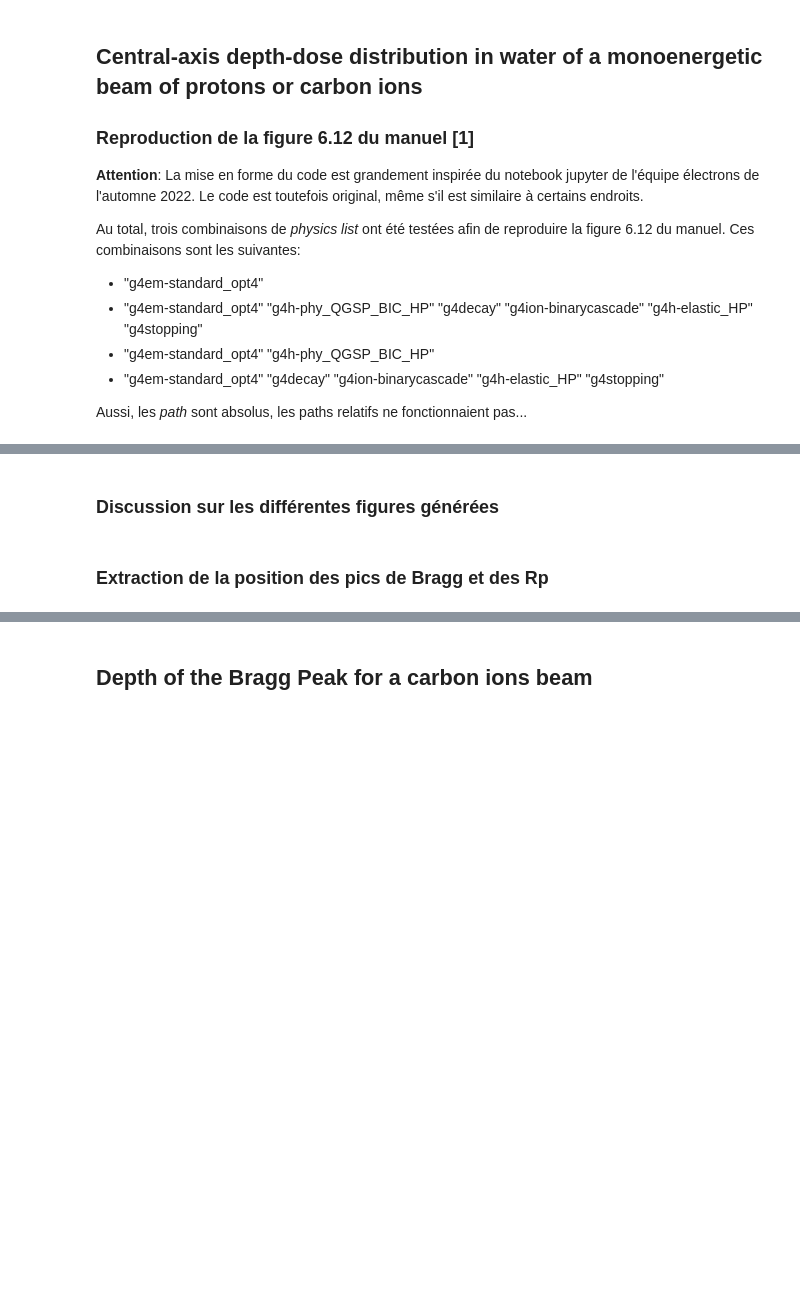
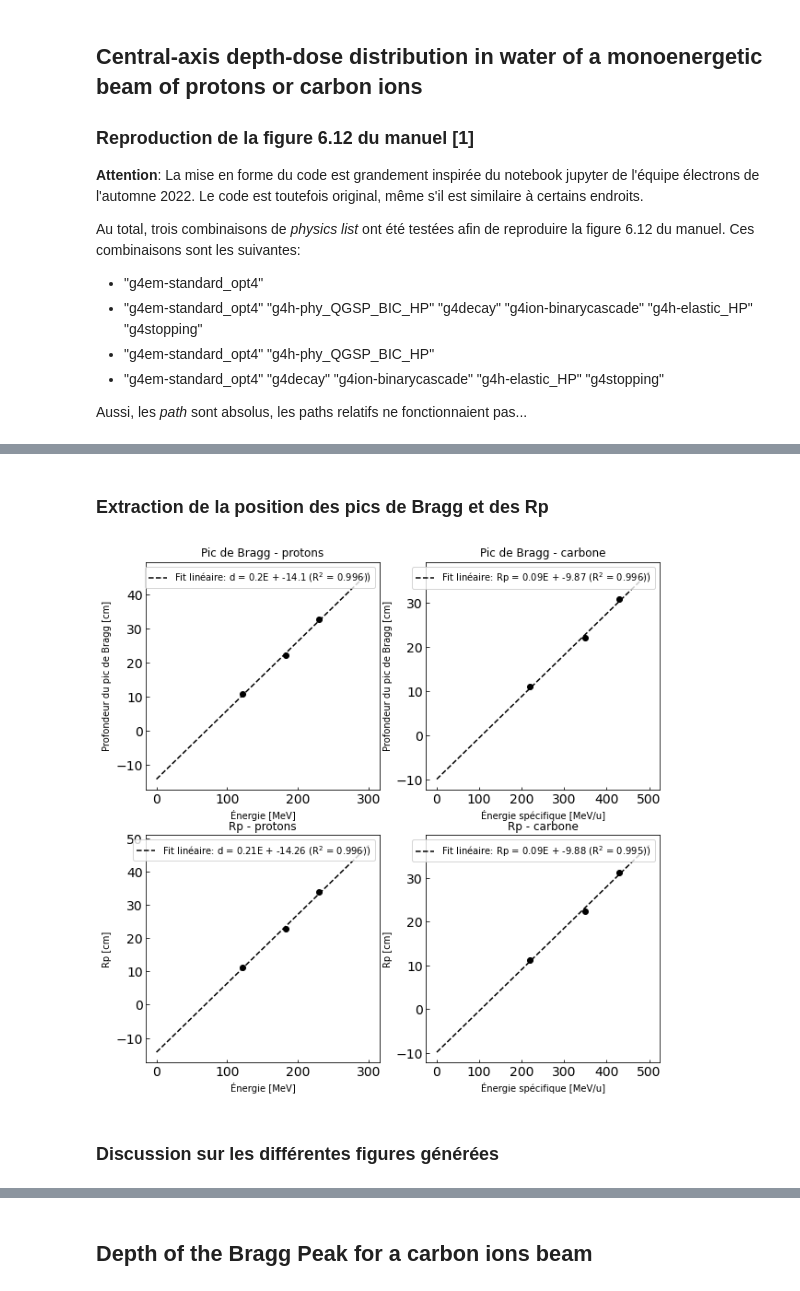
Before and after one commit to GAGER41/Topas_project, a Jupyter notebook: Devoir_topas_protons_2023.ipynb, the cells around one changed output, grey strips where cells are left out. Drawn from its saved outputs; the diff is of its cells as text; code cells hidden in the pictures; blank space fills up the shorter version.

Commit message:
clean figures, starting discussion

```diff
--- a/Devoir_topas_protons_2023.ipynb
+++ b/Devoir_topas_protons_2023.ipynb
@@ -476,5 +476,71 @@ Ion de carbone de  430 MeV/u - Erreur relative suffisante atteinte!
 [figure]
+# %% [markdown]
+### Extraction de la position des pics de Bragg et des Rp
+# %%
+# Régressions linéaires
+lin_energy_p = np.linspace(0, 300, 300)
+lin_energy_c = np.linspace(0, 500, 500)
+
+popt00, pcov00 = curve_fit(droite, energies_p, braggpeak_p)
+popt10, pcov10 = curve_fit(droite, energies_p, Rp_p)
+popt01, pcov01 = curve_fit(droite, energies_c, braggpeak_c)
+popt11, pcov11 = curve_fit(droite, energies_c, Rp_c)
+
+# R^2
+residuals00 = braggpeak_p- droite(energies_p, *popt00)
+ss_res00 = np.sum(residuals00**2)
+ss_tot00 = np.sum((braggpeak_p-np.mean(braggpeak_p))**2)
+r_squared00 = 1 - (ss_res00 / ss_tot00)
+
+residuals10 = Rp_p- droite(energies_p, *popt10)
+ss_res10 = np.sum(residuals10**2)
+ss_tot10 = np.sum((Rp_p-np.mean(Rp_p))**2)
+r_squared10 = 1 - (ss_res10 / ss_tot10)
+
+residuals01 = braggpeak_c- droite(energies_c, *popt01)
+ss_res01 = np.sum(residuals01**2)
+ss_tot01 = np.sum((braggpeak_c-np.mean(braggpeak_c))**2)
+r_squared01 = 1 - (ss_res01 / ss_tot01)
+
+residuals11 = Rp_c- droite(energies_c, *popt11)
+ss_res11 = np.sum(residuals11**2)
+ss_tot11 = np.sum((Rp_c-np.mean(Rp_c))**2)
+r_squared11 = 1 - (ss_res11 / ss_tot11)
+
+
+### Figure
+fig, axs = plt.subplots(2, 2, figsize=(10, 10))
+# pic bragg proton
+axs[0,0].plot(energies_p, braggpeak_p, 'ko')
+axs[0,0].plot(lin_energy_p, droite(lin_energy_p, *popt00), 'k--', label="Fit linéaire: d = {}E + {} (R$^2$ = {}))".format(round(popt00[0],2),round(popt00[1],2), round(r_squared00, 3)))
+axs[0,0].set(xlabel="Énergie [MeV]", ylabel="Profondeur du pic de Bragg [cm]")
+axs[0,0].set_title("Pic de Bragg - protons")
+axs[0,0].tick_params(direction='in',labelsize='14')
+axs[0,0].legend()
+# Rp proton
+axs[1,0].plot(energies_p, Rp_p, 'ko')
+axs[1,0].plot(lin_energy_p, droite(lin_energy_p, *popt10), 'k--', label="Fit linéaire: d = {}E + {} (R$^2$ = {}))".format(round(popt10[0],2),round(popt10[1],2), round(r_squared10, 3)))
+axs[1,0].set(xlabel="Énergie [MeV]", ylabel="Rp [cm]")
+axs[1,0].set_title("Rp - protons")
+axs[1,0].tick_params(direction='in',labelsize='14')
+axs[1,0].legend()
+# pic bragg carbone
+axs[0,1].plot(energies_c, braggpeak_c, 'ko')
+axs[0,1].set(xlabel="Énergie spécifique [MeV/u]", ylabel="Profondeur du pic de Bragg [cm]")
+axs[0,1].plot(lin_energy_c, droite(lin_energy_c, *popt01), 'k--', label="Fit linéaire: Rp = {}E + {} (R$^2$ = {}))".format(round(popt01[0],2),round(popt01[1],2), round(r_squared01, 3)))
+axs[0,1].set_title("Pic de Bragg - carbone")
+axs[0,1].tick_params(direction='in',labelsize='14')
+axs[0,1].legend()
+# Rp carbone
+axs[1,1].plot(energies_c, Rp_c, 'ko')
+axs[1,1].set(xlabel="Énergie spécifique [MeV/u]", ylabel="Rp [cm]")
+axs[1,1].plot(lin_energy_c, droite(lin_energy_c, *popt11), 'k--', label="Fit linéaire: Rp = {}E + {} (R$^2$ = {}))".format(round(popt11[0],2),round(popt11[1],2), round(r_squared11, 3)))
+axs[1,1].set_title("Rp - carbone")
+axs[1,1].tick_params(direction='in',labelsize='14')
+axs[1,1].legend()
+
+fig.savefig("regressions.png", dpi=600)
+# %% [output]
+[figure, added]
 # %% [markdown]
 ### Discussion sur les différentes figures générées
-# %% [markdown]
-### Extraction de la position des pics de Bragg et des Rp
```
Also changed, not shown: parts of 5 cells of this notebook, 5 other files.
